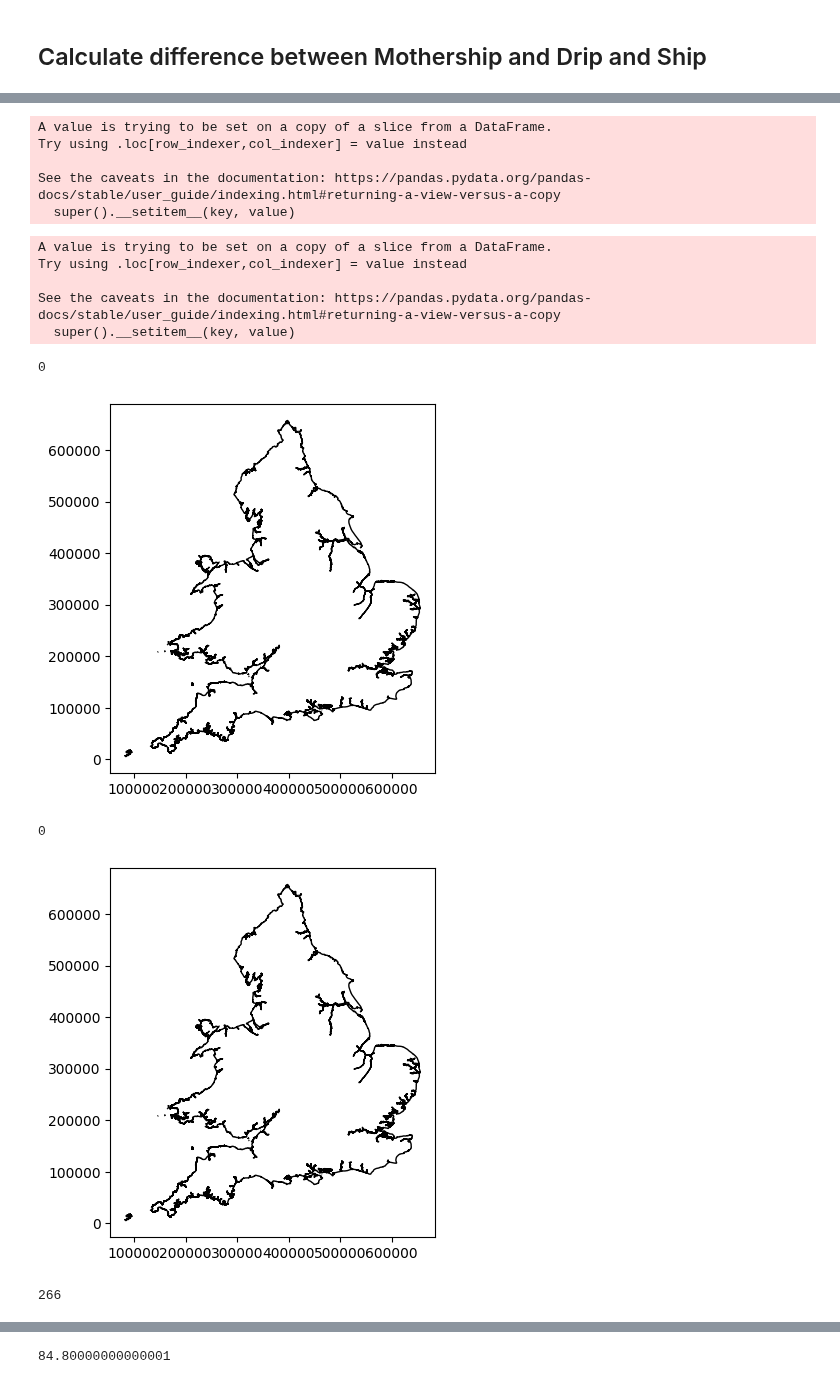
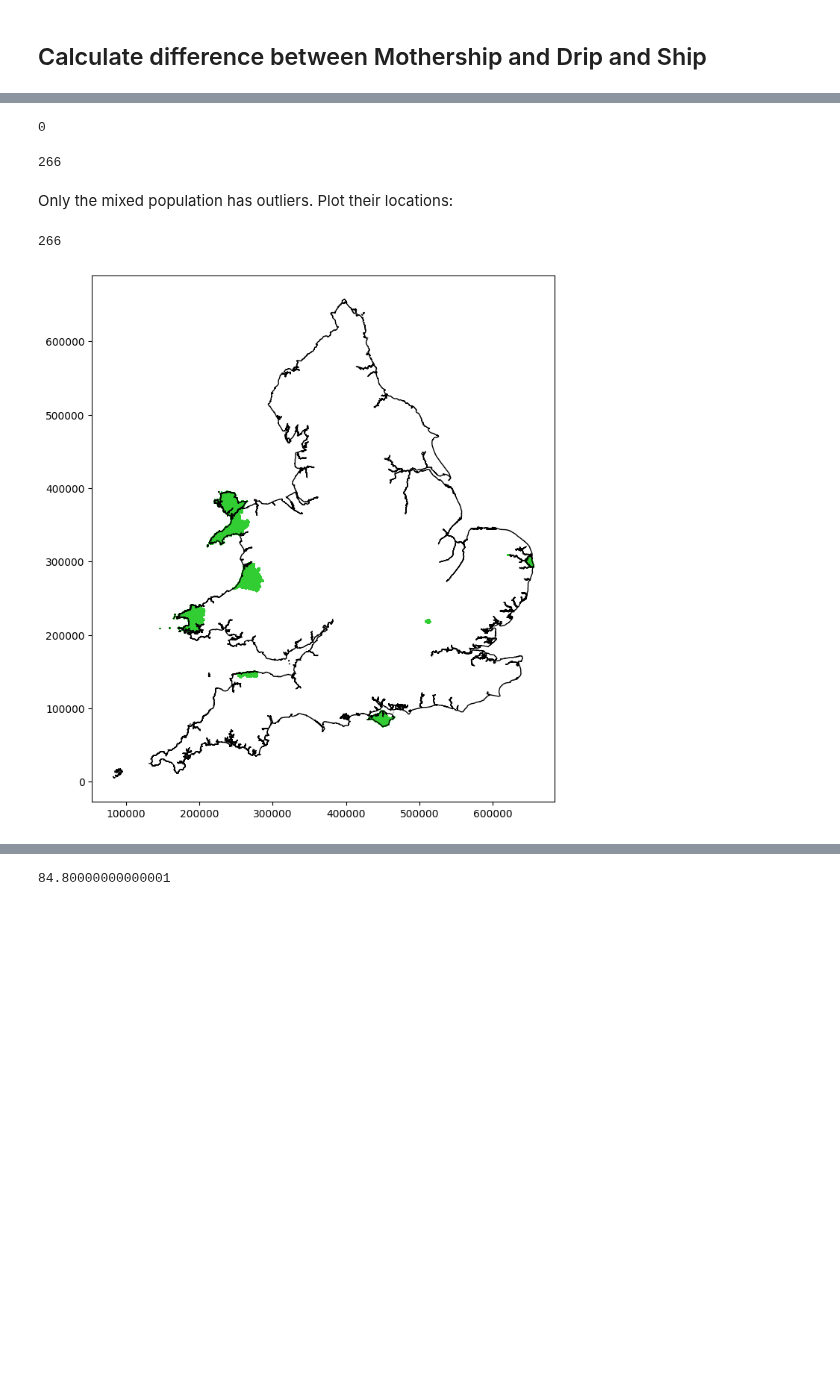
Before and after one commit to samuel-book/stroke_outcome, a Jupyter notebook: england_wales/04_outlier_areas.ipynb, the cells around one changed output, grey strips where cells are left out. Drawn from its saved outputs; the diff is of its cells as text; code cells hidden in the pictures; blank space fills up the shorter version.

Commit message:
Tidied outlier notebook

```diff
--- a/england_wales/04_outlier_areas.ipynb
+++ b/england_wales/04_outlier_areas.ipynb
@@ -217,39 +224,37 @@ See the caveats in the documentation: https://pandas.pydata.org/pandas-docs/stab
 # %%
 col = cols[1]
 gdf_outliers[f'outlier_{col}'] = gdf_outliers[col] < 0.0
+
+# How many values are outliers?
+print(len(gdf_outliers.loc[gdf_outliers[f'outlier_{col}'] == True]))
 # %% [output]
-A value is trying to be set on a copy of a slice from a DataFrame.
-Try using .loc[row_indexer,col_indexer] = value instead
-
-See the caveats in the documentation: https://pandas.pydata.org/pandas-docs/stable/user_guide/indexing.html#returning-a-view-versus-a-copy
-  super().__setitem__(key, value)
+0
 # %%
 col = cols[2]
 gdf_outliers[f'outlier_{col}'] = gdf_outliers[col] < 0.0
+
+# How many values are outliers?
+print(len(gdf_outliers.loc[gdf_outliers[f'outlier_{col}'] == True]))
 # %% [output]
-A value is trying to be set on a copy of a slice from a DataFrame.
-Try using .loc[row_indexer,col_indexer] = value instead
-
-See the caveats in the documentation: https://pandas.pydata.org/pandas-docs/stable/user_guide/indexing.html#returning-a-view-versus-a-copy
-  super().__setitem__(key, value)
+266
+# %% [markdown]
+Only the mixed population has outliers. Plot their locations:
 # %%
+col = cols[2]
+
 # Plot data
-for col in cols:
-    fig, ax = plt.subplots()
-    mask = gdf_outliers[f'outlier_{col}'] == True
-    print(len(gdf_outliers.loc[mask]))
-    gdf_outliers.loc[mask].plot(
-        ax=ax, # Set which axes to use for plot (only one here)
-        color='LimeGreen', # Column to apply colour
-        antialiased=False, # Avoids artifact boundry lines
-        edgecolor='face', # Make LSOA boundry same colour as area
-    )
-    # Add country border
-    outline.plot(ax=ax, edgecolor='k', facecolor='None', linewidth=1.0)
-    plt.show()
+fig, ax = plt.subplots(figsize=(8, 10))
+mask = gdf_outliers[f'outlier_{col}'] == True
+print(len(gdf_outliers.loc[mask]))
+gdf_outliers.loc[mask].plot(
+    ax=ax, # Set which axes to use for plot (only one here)
+    color='LimeGreen', # Column to apply colour
+    antialiased=False, # Avoids artifact boundry lines
+    edgecolor='face', # Make LSOA boundry same colour as area
+)
+# Add country border
+outline.plot(ax=ax, edgecolor='k', facecolor='None', linewidth=1.0)
+plt.show()
 # %% [output]
-0
+266
-[figure, old version]
+[figure, new version]
-0
-[figure, removed]
-266
```
Also changed, not shown: parts of 20 cells of this notebook.
